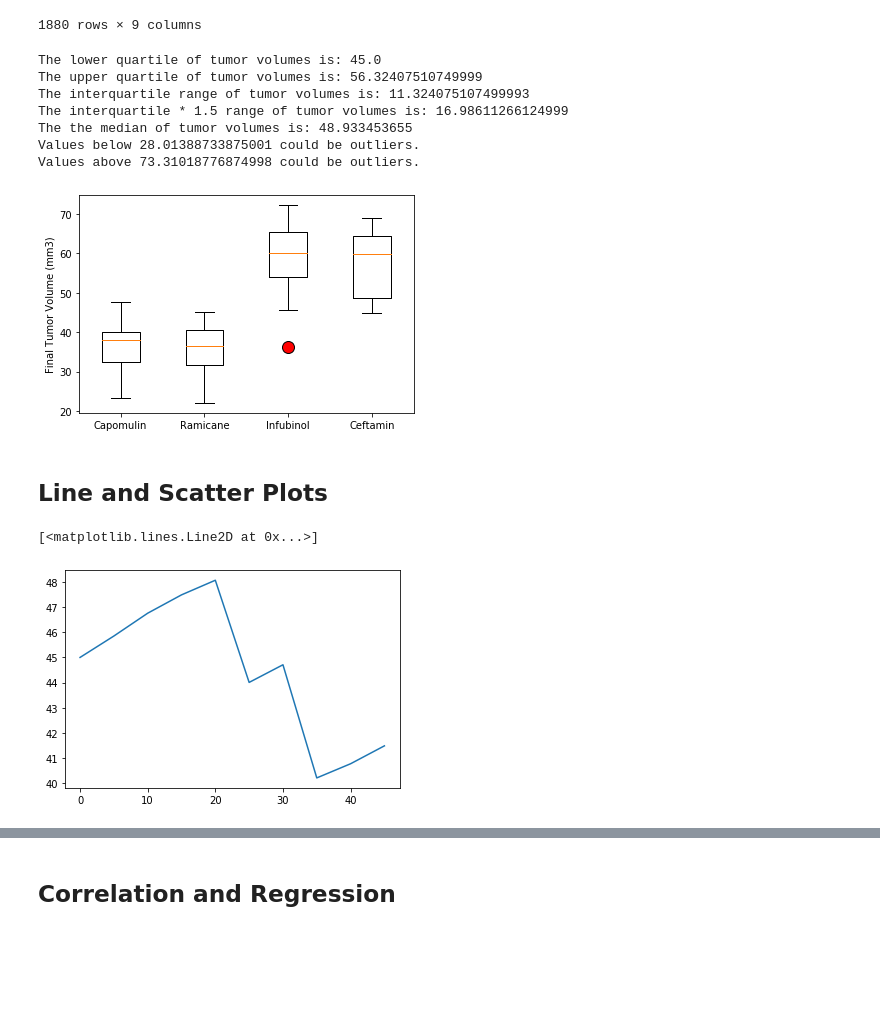
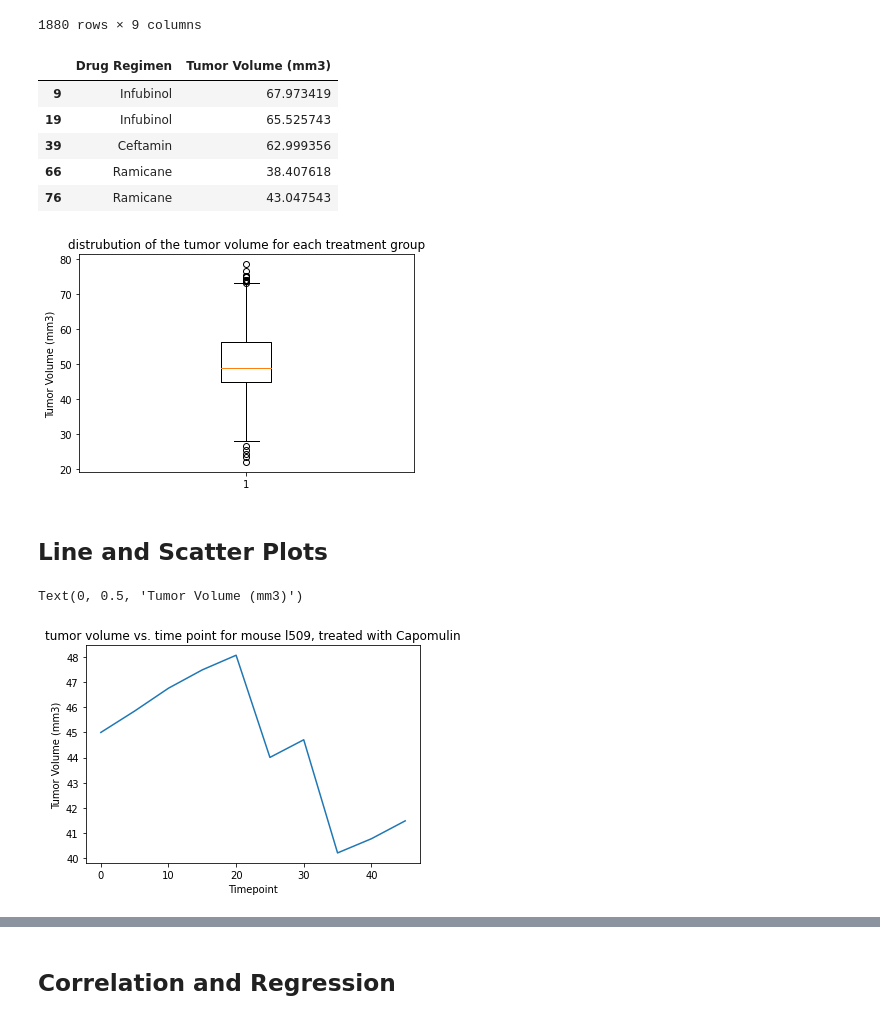
Before and after one commit to lilphonsdale/matplotlib-challenge, a Jupyter notebook: Pymaceuticals/pymaceuticals_analysis.ipynb, the cells around one changed output, grey strips where cells are left out. Drawn from its saved outputs; the diff is of its cells as text; code cells hidden in the pictures; blank space fills up the shorter version.

```diff
--- a/Pymaceuticals/pymaceuticals_analysis.ipynb
+++ b/Pymaceuticals/pymaceuticals_analysis.ipynb
@@ -203,61 +202,72 @@ tumor_vol_data = []
 
 
     # Locate the rows which contain mice on each drug and get the tumor volumes
-# for treatment in treatments:
-#     if (new_df['Drug Regimen'] == treatment) & (new_df['Timepoint_x'] == new_df['Timepoint_y']):
-#         tumor_vol_data.append(list(new_df['Tumor Volume (mm3)']))
 
-# print(tumor_vol_data)
+treatments_df = new_df[new_df["Drug Regimen"].isin(treatments)]
+
+final_volume = treatments_df.loc[treatments_df['Timepoint_x'] == treatments_df['Timepoint_y']]
+final_volume = final_volume[["Drug Regimen","Tumor Volume (mm3)"]]
+final_volume.head()
+
+treatment = 0
+for treatment in treatments:
+        subset = final_volume.loc[final_volume['Drug Regimen'] == treatment]
+#             tumor_vol_data.append(final_volume['Tumor Volume (mm3)'])
+#             treatment+=1
 
     # add subset
 
-# subset = new_df.loc[new_df['Drug Regimen']==treatment]
+#     # Determine outliers using upper and lower bounds
 
-    # Determine outliers using upper and lower bounds
+    quartiles = subset[]"Tumor Volume (mm3)".quantile([.25,.5,.75]).round(2)
+    lowerq = quartiles[0.25].round(2)
+    upperq = quartiles[0.75].round(2)
+    iqr = upperq-lowerq
+    iqr_1_5 = iqr * 1.5
 
-quartiles = new_df['Tumor Volume (mm3)'].quantile([.25,.5,.75])
-lowerq = quartiles[0.25]
-upperq = quartiles[0.75]
-iqr = upperq-lowerq
-iqr_1_5 = iqr * 1.5
 
-print(f"The lower quartile of tumor volumes is: {lowerq}")
-print(f"The upper quartile of tumor volumes is: {upperq}")
-print(f"The interquartile range of tumor volumes is: {iqr}")
-print(f"The interquartile * 1.5 range of tumor volumes is: {iqr_1_5}")
-print(f"The the median of tumor volumes is: {quartiles[0.5]} ")
+    print(f"The lower quartile of tumor volumes is: {lowerq}")
+    print(f"The upper quartile of tumor volumes is: {upperq}")
+    print(f"The interquartile range of tumor volumes is: {iqr}")
+    print(f"The interquartile * 1.5 range of tumor volumes is: {iqr_1_5}")
+    print(f"The the median of tumor volumes is: {quartiles[0.5]} ")
 
-lower_bound = lowerq - iqr_1_5
-upper_bound = upperq + iqr_1_5
-print(f"Values below {lower_bound} could be outliers.")
-print(f"Values above {upper_bound} could be outliers.")
+    lower_bound = lowerq - iqr_1_5
+    upper_bound = upperq + iqr_1_5
+    print(f"Values below {lower_bound} could be outliers.")
+    print(f"Values above {upper_bound} could be outliers.")
 # %% [output]
-The lower quartile of tumor volumes is: 45.0
-The upper quartile of tumor volumes is: 56.32407510749999
-The interquartile range of tumor volumes is: 11.324075107499993
-The interquartile * 1.5 range of tumor volumes is: 16.98611266124999
-The the median of tumor volumes is: 48.933453655
-Values below 28.01388733875001 could be outliers.
-Values above 73.31018776874998 could be outliers.
+|  | Drug Regimen | Tumor Volume (mm3) |
+| 9 | Infubinol | 67.973419 |
+| 19 | Infubinol | 65.525743 |
+| 39 | Ceftamin | 62.999356 |
+| 66 | Ramicane | 38.407618 |
+| 76 | Ramicane | 43.047543 |
 # %%
 # Generate a box plot that shows the distrubution of the tumor volume for each treatment group.
 
-ax1.set_title('Temperatures at LAX')
-ax1.set_ylabel('Temperature (°F)')
-ax1.boxplot(temperatures)
+fig1, ax1 = plt.subplots()
+
+ax1.set_title('distrubution of the tumor volume for each treatment group')
+ax1.set_ylabel('Tumor Volume (mm3)')
+ax1.boxplot(new_df['Tumor Volume (mm3)'])
 plt.show()
 # %% [output]
-[figure, old version]
+[figure, new version]
 # %% [markdown]
 ## Line and Scatter Plots
 # %%
 # Generate a line plot of tumor volume vs. time point for a mouse treated with Capomulin
 mouse_of_interest = new_df.loc[new_df['Mouse ID'] == 'l509',:]
 
 plt.plot(mouse_of_interest['Timepoint_x'],mouse_of_interest['Tumor Volume (mm3)'])
+
+plt.title("tumor volume vs. time point for mouse l509, treated with Capomulin")
+plt.xlabel("Timepoint")
+plt.ylabel("Tumor Volume (mm3)")
 # %% [output]
-[<matplotlib.lines.Line2D at 0x...>]
+Text(0, 0.5, 'Tumor Volume (mm3)')
-[figure, old version]
+[figure, new version]
 # %%
 # Generate a scatter plot of average tumor volume vs. mouse weight for the Capomulin regimen
 capomulin = new_df.loc[new_df['Drug Regimen']=='Capomulin',:]
```
Also changed, not shown: parts of 5 cells of this notebook.
